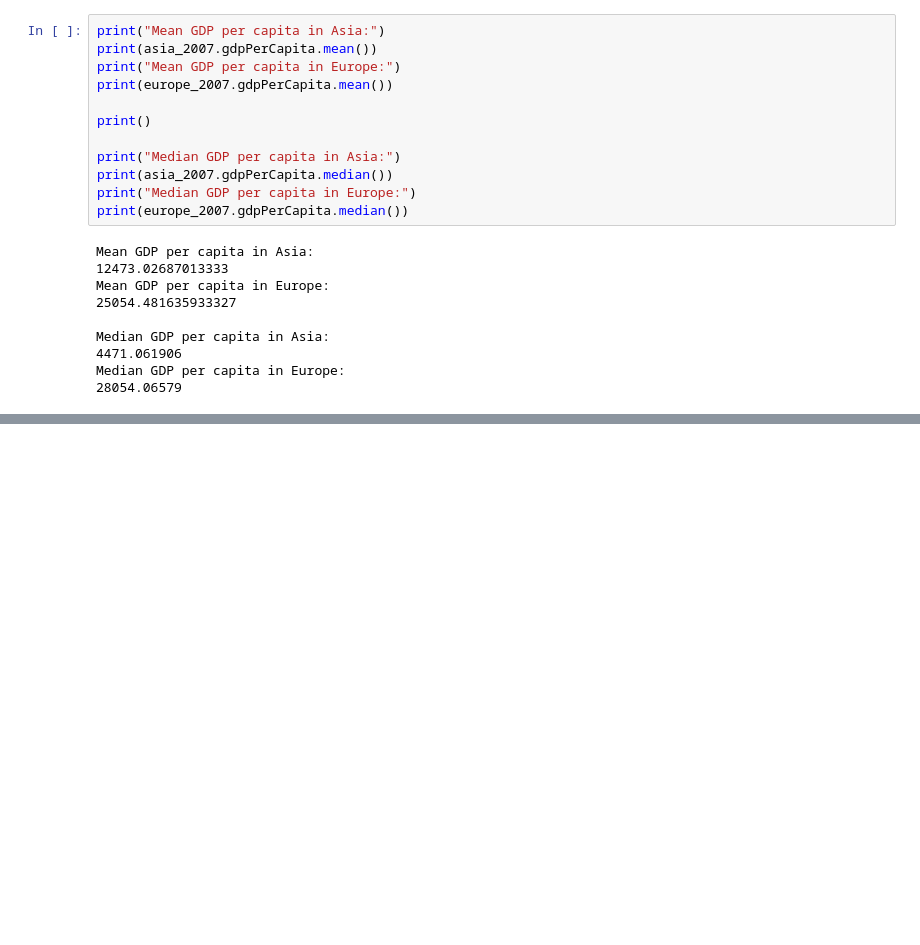
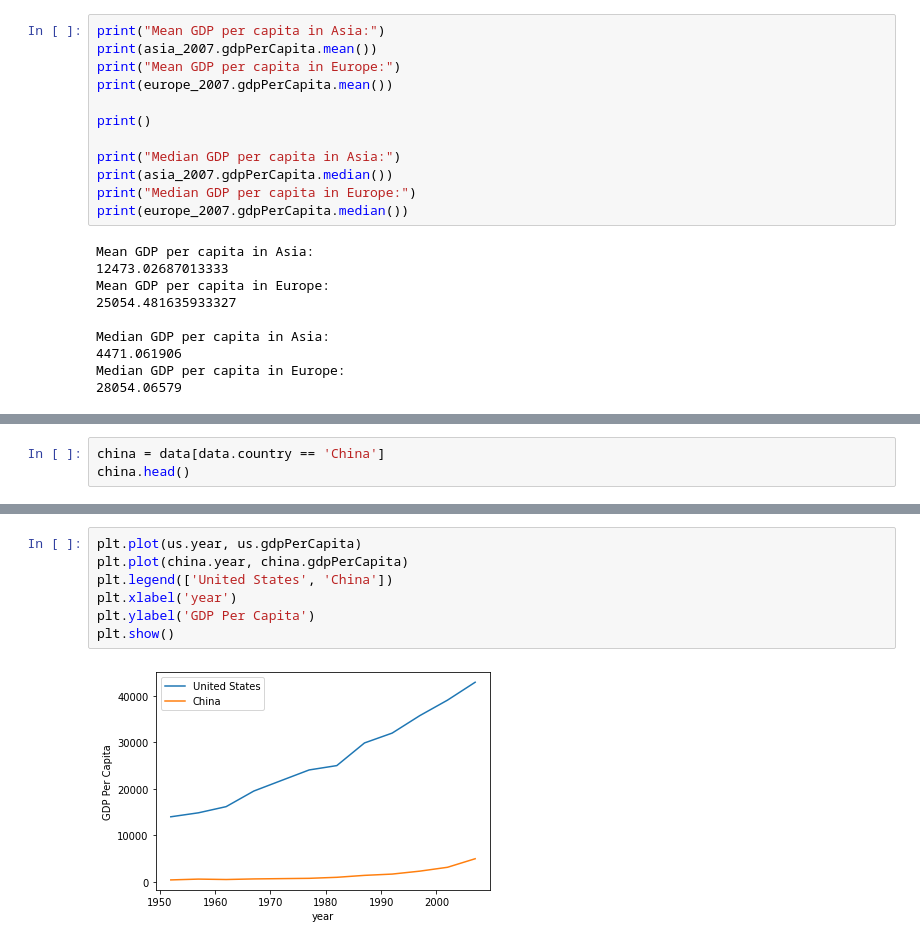
Before and after one commit to aaakashkumar/Introduction-to-Data-Visualization-with-Python, a Jupyter notebook: Introduction_to_Data_Visualization_with_Python.ipynb, the cells around one changed output, grey strips where cells are left out. Drawn from its saved outputs; the diff is of its cells as text; blank space fills up the shorter version.

```diff
--- a/Introduction_to_Data_Visualization_with_Python.ipynb
+++ b/Introduction_to_Data_Visualization_with_Python.ipynb
@@ -236,0 +413,3 @@ Median GDP per capita in Europe:
+# %%
+china = data[data.country == 'China']
+china.head()
@@ -236,0 +423,9 @@ Median GDP per capita in Europe:
+# %%
+plt.plot(us.year, us.gdpPerCapita)
+plt.plot(china.year, china.gdpPerCapita)
+plt.legend(['United States', 'China'])
+plt.xlabel('year')
+plt.ylabel('GDP Per Capita')
+plt.show()
+# %% [output]
+[figure, added]
```
Also changed, not shown: parts of 125 cells of this notebook.
